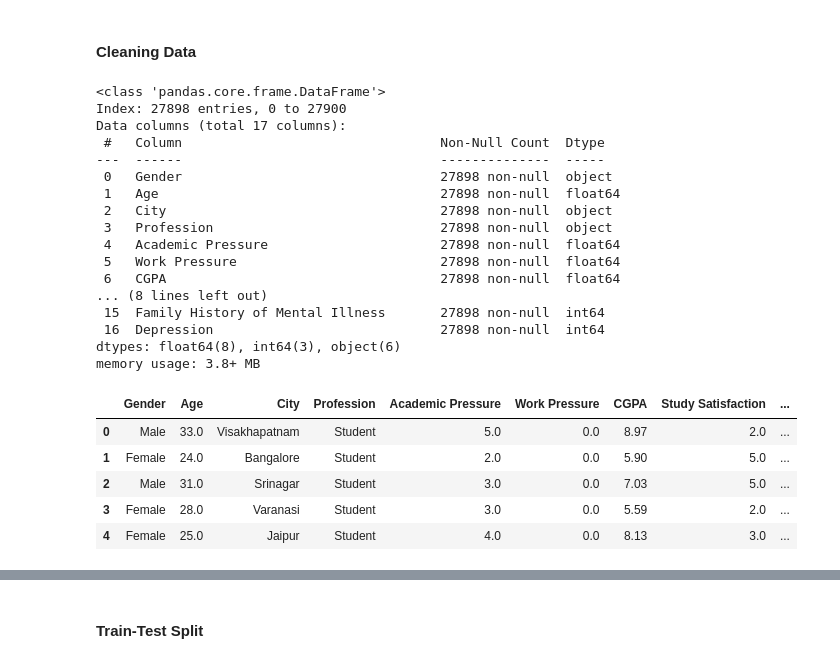
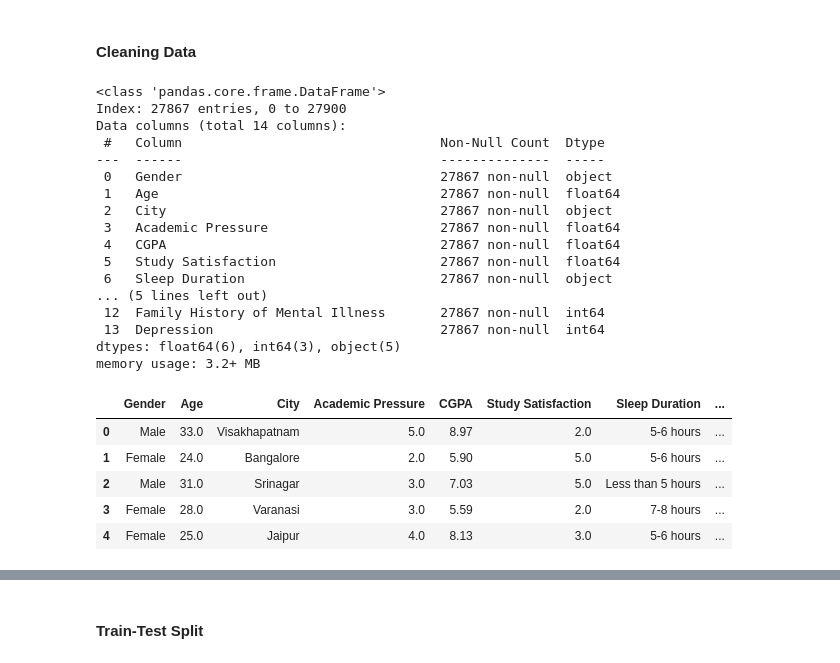
Before and after one commit to jharrisong830/cs513-final-project, a Jupyter notebook: main.ipynb, the cells around one changed output, grey strips where cells are left out. Cells and saved outputs as stored; diff of their text form; code cells hidden in the pictures.

```diff
--- a/main.ipynb
+++ b/main.ipynb
@@ -70,38 +88,39 @@ memory usage: 4.0+ MB
 # %% [markdown]
 #### Cleaning Data
 # %%
-df = df.drop("id", axis=1) # drop id (not needed for training)
+df = df[df["Profession"] == "Student"] # filter to only students (few non-students in dataset)
+df = df.drop(["id", "Profession", "Work Pressure", "Job Satisfaction"], axis=1) # drop id, profession (not needed for training), work pressure, and job satisfaction (not relevant to students)
 
 # Convert these categorical yes/no questions to 1/0
 df["Have you ever had suicidal thoughts ?"] = df["Have you ever had suicidal thoughts ?"].map(lambda x: 1 if x == "Yes" else 0)
 df["Family History of Mental Illness"] = df["Family History of Mental Illness"].map(lambda x: 1 if x == "Yes" else 0)
 
 df.info()
 df.head()
 # %% [output]
 <class 'pandas.core.frame.DataFrame'>
-Index: 27898 entries, 0 to 27900
-Data columns (total 17 columns):
+Index: 27867 entries, 0 to 27900
+Data columns (total 14 columns):
  #   Column                                 Non-Null Count  Dtype
 ---  ------                                 --------------  -----
- 0   Gender                                 27898 non-null  object
- 1   Age                                    27898 non-null  float64
- 2   City                                   27898 non-null  object
- 3   Profession                             27898 non-null  object
- 4   Academic Pressure                      27898 non-null  float64
- 5   Work Pressure                          27898 non-null  float64
- 6   CGPA                                   27898 non-null  float64
-... (8 lines left out)
- 15  Family History of Mental Illness       27898 non-null  int64
- 16  Depression                             27898 non-null  int64
-dtypes: float64(8), int64(3), object(6)
-memory usage: 3.8+ MB
+ 0   Gender                                 27867 non-null  object
+ 1   Age                                    27867 non-null  float64
+ 2   City                                   27867 non-null  object
+ 3   Academic Pressure                      27867 non-null  float64
+ 4   CGPA                                   27867 non-null  float64
+ 5   Study Satisfaction                     27867 non-null  float64
+ 6   Sleep Duration                         27867 non-null  object
+... (5 lines left out)
+ 12  Family History of Mental Illness       27867 non-null  int64
+ 13  Depression                             27867 non-null  int64
+dtypes: float64(6), int64(3), object(5)
+memory usage: 3.2+ MB
-|  | Gender | Age | City | Profession | Academic Pressure | Work Pressure | CGPA | Study Satisfaction | ... |
-| 0 | Male | 33.0 | Visakhapatnam | Student | 5.0 | 0.0 | 8.97 | 2.0 | ... |
-| 1 | Female | 24.0 | Bangalore | Student | 2.0 | 0.0 | 5.90 | 5.0 | ... |
-| 2 | Male | 31.0 | Srinagar | Student | 3.0 | 0.0 | 7.03 | 5.0 | ... |
-| 3 | Female | 28.0 | Varanasi | Student | 3.0 | 0.0 | 5.59 | 2.0 | ... |
-| 4 | Female | 25.0 | Jaipur | Student | 4.0 | 0.0 | 8.13 | 3.0 | ... |
+|  | Gender | Age | City | Academic Pressure | CGPA | Study Satisfaction | Sleep Duration | ... |
+| 0 | Male | 33.0 | Visakhapatnam | 5.0 | 8.97 | 2.0 | 5-6 hours | ... |
+| 1 | Female | 24.0 | Bangalore | 2.0 | 5.90 | 5.0 | 5-6 hours | ... |
+| 2 | Male | 31.0 | Srinagar | 3.0 | 7.03 | 5.0 | Less than 5 hours | ... |
+| 3 | Female | 28.0 | Varanasi | 3.0 | 5.59 | 2.0 | 7-8 hours | ... |
+| 4 | Female | 25.0 | Jaipur | 4.0 | 8.13 | 3.0 | 5-6 hours | ... |
 # %%
 df = df[df["Sleep Duration"] != "Others"] # drop "Others" from Sleep Duration
 df = df[df["Dietary Habits"] != "Others"] # drop "Others" from Dietary Habits
```
Also changed, not shown: parts of 24 cells of this notebook, 1 other file.
